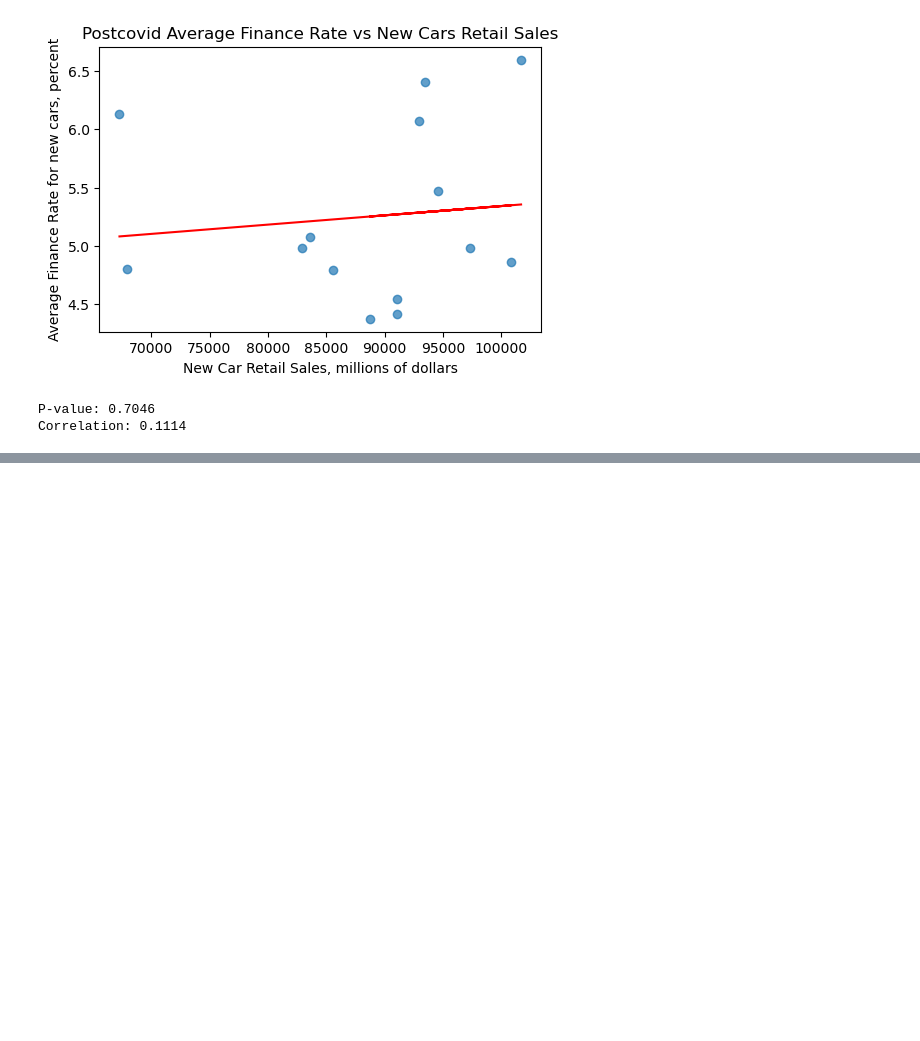
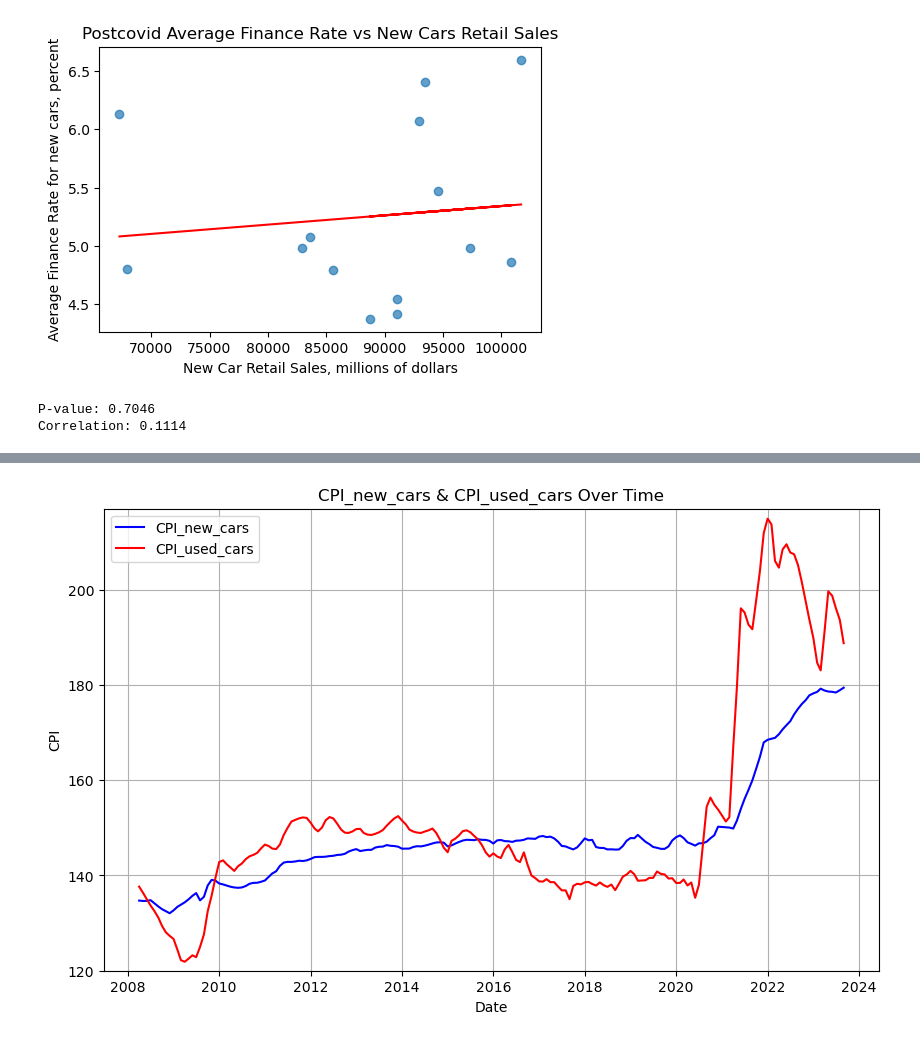
Before and after one commit to NadyaSlb/New_Car_Loan_Analysis, a Jupyter notebook: Car Data Analysis.ipynb, the cells around one changed output, grey strips where cells are left out. Saved outputs shown, nothing was run; the diff lists cells and outputs as text; code cells hidden in the pictures; blank space fills up the shorter version.

```diff
--- a/Car Data Analysis.ipynb
+++ b/Car Data Analysis.ipynb
@@ -276,0 +292,4 @@ Correlation: 0.1114
+# %%
+# Load new vehicle data set into pandas
+CPI_data = pd.read_csv("Resources/Consumer Price Index .csv")
+CPI_data
@@ -276,0 +310,18 @@ Correlation: 0.1114
+# %%
+# Plot the data
+# Convert the Date column to datetime format
+CPI_data['Date'] = pd.to_datetime(CPI_data['Date'])
+
+plt.figure(figsize=(10, 6))
+CPI_new_cars, = plt.plot(CPI_data['Date'], CPI_data['CPI_new_cars'], color = "blue", linestyle='-', label="CPI_new_cars")
+CPI_used_cars, = plt.plot(CPI_data['Date'], CPI_data['CPI_used_cars'], color = "red", linestyle='-',label="CPI_used_cars" )
+plt.title('CPI_new_cars & CPI_used_cars Over Time')
+plt.xlabel('Date')
+plt.ylabel('CPI')
+plt.legend(handles=[CPI_new_cars,CPI_used_cars], loc="best")
+
+plt.ylim(120,217)
+plt.grid()
+plt.show()
+# %% [output]
+[figure, added]
```
Also changed, not shown: parts of 28 cells of this notebook.
